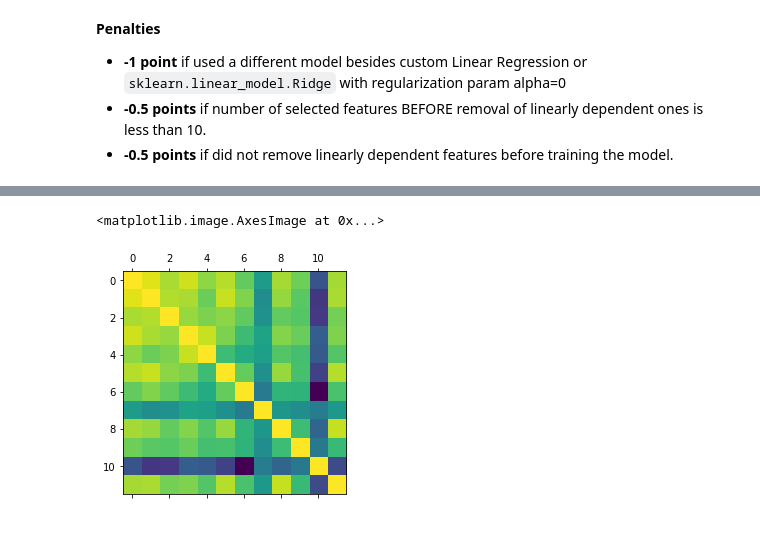
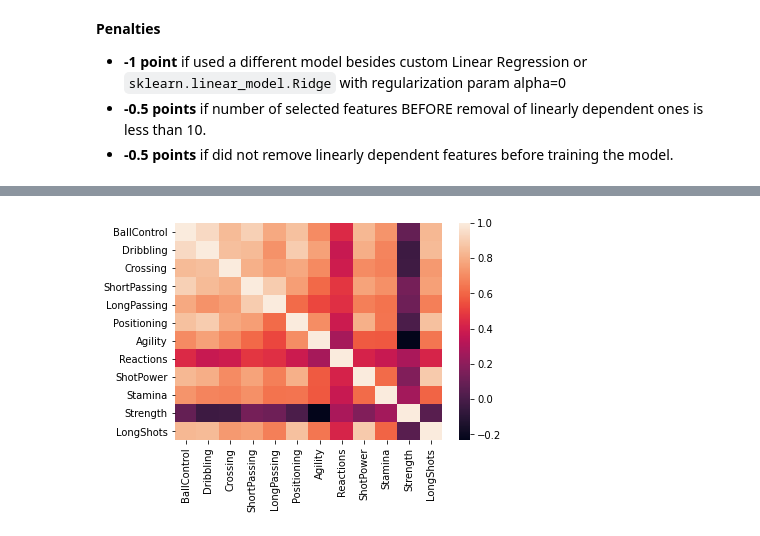
Before and after one commit to fefzoman/rs_ml_tasks, a Jupyter notebook: seminar_and_homework.ipynb, the cells around one changed output, grey strips where cells are left out. Cells and saved outputs as stored; diff of their text form; code cells hidden in the pictures.

```diff
--- a/seminar_and_homework.ipynb
+++ b/seminar_and_homework.ipynb
@@ -475,6 +445,12 @@ Index(['Unnamed: 0', 'Name', 'Age', 'Photo', 'Nationality', 'Flag', 'Overall',
-# %%
-influencing_features= data[['BallControl','Dribbling','Crossing','ShortPassing','LongPassing','Positioning','Agility', 'Reactions', 'ShotPower', 'Stamina', 'Strength', 'LongShots']]
-plt.matshow(influencing_features.corr())
-# %% [output]
-<matplotlib.image.AxesImage at 0x...>
-[figure, removed]
+# %%
+# Your code and a bunch of cool ideas here
+data['Value_float']=data.Value.str.extract(r'([0-9.,]+)')
+inf_ftures= data[['BallControl','Dribbling','Crossing','ShortPassing','LongPassing','Positioning',\
+                  'Agility', 'Reactions', 'ShotPower', 'Stamina', 'Strength', 'LongShots']]
+inf_ftures=inf_ftures.fillna(inf_ftures.mean())
+sns.heatmap(influencing_features.corr())
+#Drop features that are highly correlated
+inf_ftures=inf_ftures.corr().unstack().reset_index(name='cor').\
+                  loc[lambda df: ((df.level_0!=df.level_1)&(abs(df.cor)<=0.9))].drop_duplicates('cor')
+# %% [output]
+[figure, added]
```
Also changed, not shown: parts of 3 cells of this notebook.
